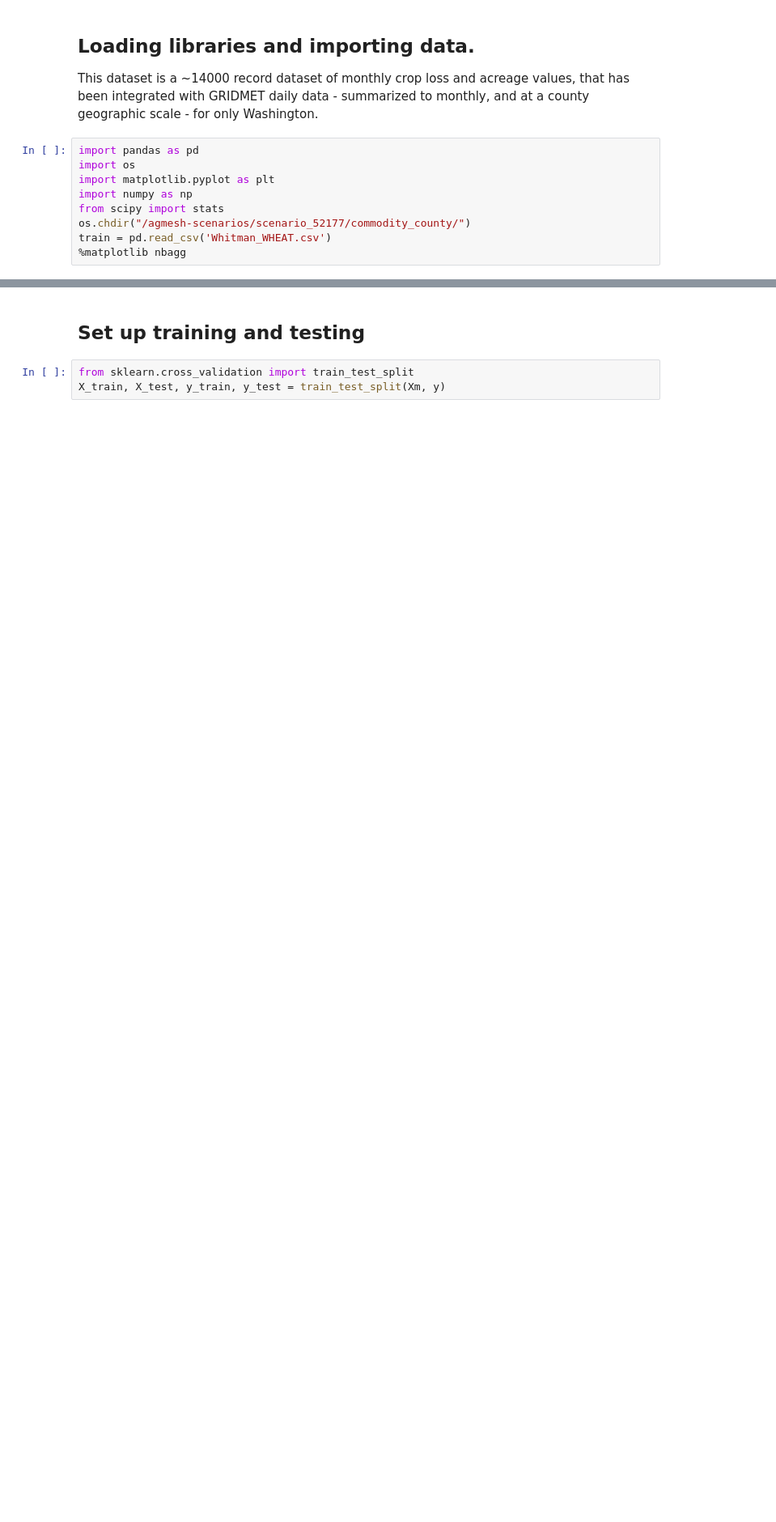
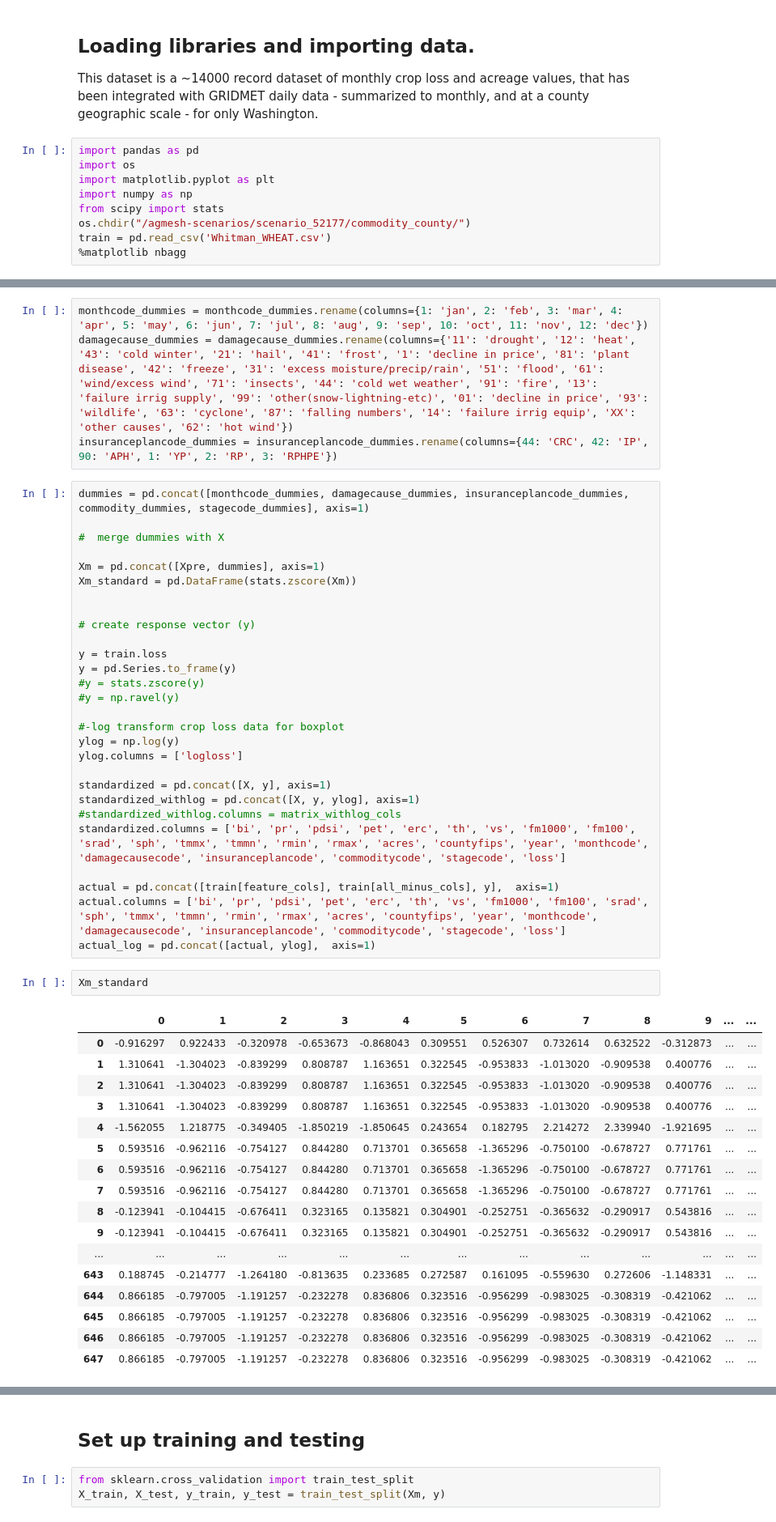
Before and after one commit to erichseamon/dmine, a Jupyter notebook: circ/dmine-circ-ag-modeling-part4-wheat.ipynb, the cells around one changed output, grey strips where cells are left out. Shown at 81% size. Saved outputs shown, nothing was run; the diff lists cells and outputs as text; blank space fills up the shorter version.

```diff
--- a/circ/dmine-circ-ag-modeling-part4-wheat.ipynb
+++ b/circ/dmine-circ-ag-modeling-part4-wheat.ipynb
@@ -169,0 +189,52 @@ actual_log = pd.concat([actual, ylog],  axis=1)
+# %%
+monthcode_dummies = monthcode_dummies.rename(columns={1: 'jan', 2: 'feb', 3: 'mar', 4: 'apr', 5: 'may', 6: 'jun', 7: 'jul', 8: 'aug', 9: 'sep', 10: 'oct', 11: 'nov', 12: 'dec'})
+damagecause_dummies = damagecause_dummies.rename(columns={'11': 'drought', '12': 'heat', '43': 'cold winter', '21': 'hail', '41': 'frost', '1': 'decline in price', '81': 'plant disease', '42': 'freeze', '31': 'excess moisture/precip/rain', '51': 'flood', '61': 'wind/excess wind', '71': 'insects', '44': 'cold wet weather', '91': 'fire', '13': 'failure irrig supply', '99': 'other(snow-lightning-etc)', '01': 'decline in price', '93': 'wildlife', '63': 'cyclone', '87': 'falling numbers', '14': 'failure irrig equip', 'XX': 'other causes', '62': 'hot wind'})
+insuranceplancode_dummies = insuranceplancode_dummies.rename(columns={44: 'CRC', 42: 'IP', 90: 'APH', 1: 'YP', 2: 'RP', 3: 'RPHPE'})
+# %%
+dummies = pd.concat([monthcode_dummies, damagecause_dummies, insuranceplancode_dummies, commodity_dummies, stagecode_dummies], axis=1)
+
+#  merge dummies with X
+
+Xm = pd.concat([Xpre, dummies], axis=1)
+Xm_standard = pd.DataFrame(stats.zscore(Xm))
+
+
+# create response vector (y)
+
+y = train.loss
+y = pd.Series.to_frame(y)
+#y = stats.zscore(y)
+#y = np.ravel(y)
+
+#-log transform crop loss data for boxplot
+ylog = np.log(y)
+ylog.columns = ['logloss']
+
+standardized = pd.concat([X, y], axis=1)
+standardized_withlog = pd.concat([X, y, ylog], axis=1)
+#standardized_withlog.columns = matrix_withlog_cols
+standardized.columns = ['bi', 'pr', 'pdsi', 'pet', 'erc', 'th', 'vs', 'fm1000', 'fm100', 'srad', 'sph', 'tmmx', 'tmmn', 'rmin', 'rmax', 'acres', 'countyfips', 'year', 'monthcode',  'damagecausecode', 'insuranceplancode', 'commoditycode', 'stagecode', 'loss']
+
+actual = pd.concat([train[feature_cols], train[all_minus_cols], y],  axis=1)
+actual.columns = ['bi', 'pr', 'pdsi', 'pet', 'erc', 'th', 'vs', 'fm1000', 'fm100', 'srad', 'sph', 'tmmx', 'tmmn', 'rmin', 'rmax', 'acres', 'countyfips', 'year', 'monthcode',  'damagecausecode', 'insuranceplancode', 'commoditycode', 'stagecode', 'loss']
+actual_log = pd.concat([actual, ylog],  axis=1)
+# %%
+Xm_standard
+# %% [output]
+|  | 0 | 1 | 2 | 3 | 4 | 5 | 6 | 7 | 8 | 9 | ... | ... |
+| 0 | -0.916297 | 0.922433 | -0.320978 | -0.653673 | -0.868043 | 0.309551 | 0.526307 | 0.732614 | 0.632522 | -0.312873 | ... | ... |
+| 1 | 1.310641 | -1.304023 | -0.839299 | 0.808787 | 1.163651 | 0.322545 | -0.953833 | -1.013020 | -0.909538 | 0.400776 | ... | ... |
+| 2 | 1.310641 | -1.304023 | -0.839299 | 0.808787 | 1.163651 | 0.322545 | -0.953833 | -1.013020 | -0.909538 | 0.400776 | ... | ... |
+| 3 | 1.310641 | -1.304023 | -0.839299 | 0.808787 | 1.163651 | 0.322545 | -0.953833 | -1.013020 | -0.909538 | 0.400776 | ... | ... |
+| 4 | -1.562055 | 1.218775 | -0.349405 | -1.850219 | -1.850645 | 0.243654 | 0.182795 | 2.214272 | 2.339940 | -1.921695 | ... | ... |
+| 5 | 0.593516 | -0.962116 | -0.754127 | 0.844280 | 0.713701 | 0.365658 | -1.365296 | -0.750100 | -0.678727 | 0.771761 | ... | ... |
+| 6 | 0.593516 | -0.962116 | -0.754127 | 0.844280 | 0.713701 | 0.365658 | -1.365296 | -0.750100 | -0.678727 | 0.771761 | ... | ... |
+| 7 | 0.593516 | -0.962116 | -0.754127 | 0.844280 | 0.713701 | 0.365658 | -1.365296 | -0.750100 | -0.678727 | 0.771761 | ... | ... |
+| 8 | -0.123941 | -0.104415 | -0.676411 | 0.323165 | 0.135821 | 0.304901 | -0.252751 | -0.365632 | -0.290917 | 0.543816 | ... | ... |
+| 9 | -0.123941 | -0.104415 | -0.676411 | 0.323165 | 0.135821 | 0.304901 | -0.252751 | -0.365632 | -0.290917 | 0.543816 | ... | ... |
+| ... | ... | ... | ... | ... | ... | ... | ... | ... | ... | ... | ... | ... |
+| 643 | 0.188745 | -0.214777 | -1.264180 | -0.813635 | 0.233685 | 0.272587 | 0.161095 | -0.559630 | 0.272606 | -1.148331 | ... | ... |
+| 644 | 0.866185 | -0.797005 | -1.191257 | -0.232278 | 0.836806 | 0.323516 | -0.956299 | -0.983025 | -0.308319 | -0.421062 | ... | ... |
+| 645 | 0.866185 | -0.797005 | -1.191257 | -0.232278 | 0.836806 | 0.323516 | -0.956299 | -0.983025 | -0.308319 | -0.421062 | ... | ... |
+| 646 | 0.866185 | -0.797005 | -1.191257 | -0.232278 | 0.836806 | 0.323516 | -0.956299 | -0.983025 | -0.308319 | -0.421062 | ... | ... |
+| 647 | 0.866185 | -0.797005 | -1.191257 | -0.232278 | 0.836806 | 0.323516 | -0.956299 | -0.983025 | -0.308319 | -0.421062 | ... | ... |
```
Also changed, not shown: parts of 8 cells of this notebook.
